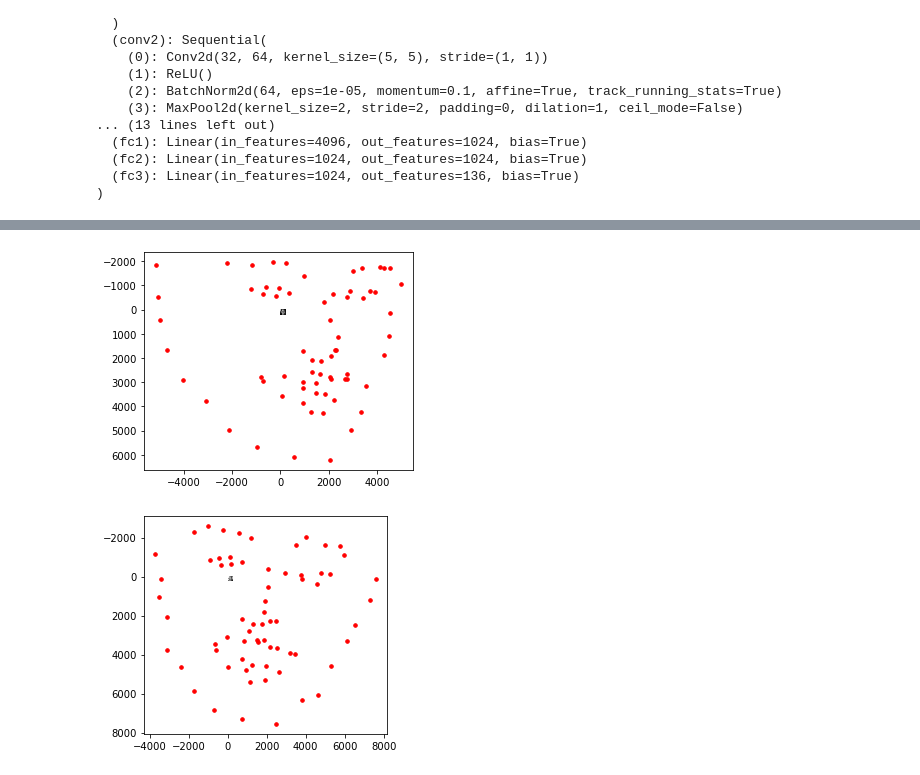
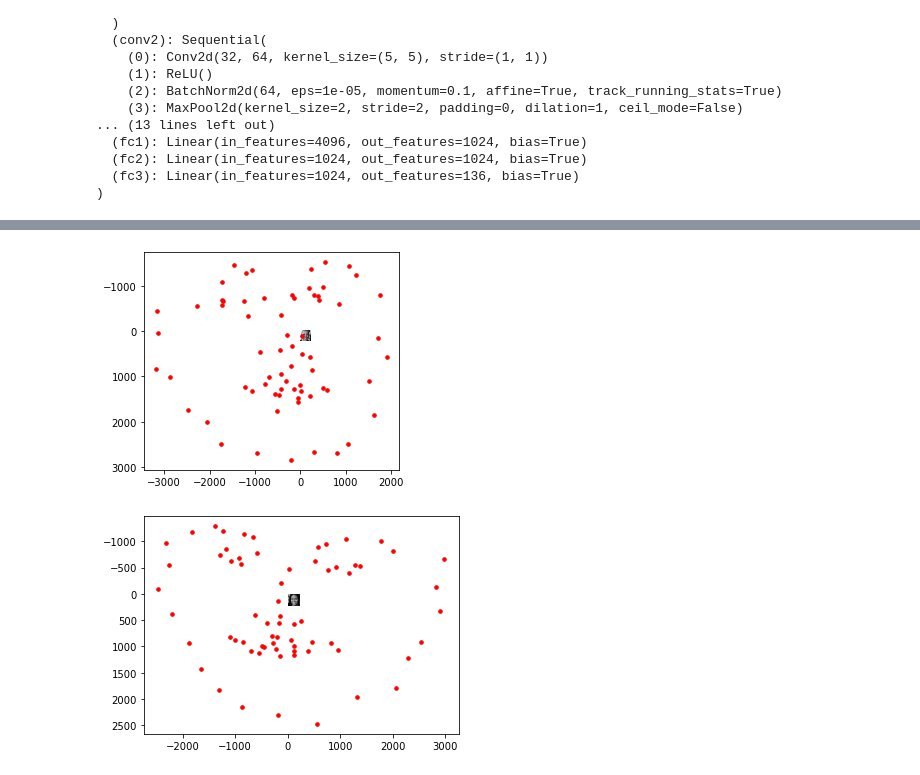
Before and after one commit to dgander000/P1_Facial_Keypoints, a Jupyter notebook: 3. Facial Keypoint Detection, Complete Pipeline.ipynb, the cells around one changed output, grey strips where cells are left out. Drawn from its saved outputs; the diff is of its cells as text; code cells hidden in the pictures.

Commit message:
Apply model to new image

```diff
--- a/3. Facial Keypoint Detection, Complete Pipeline.ipynb
+++ b/3. Facial Keypoint Detection, Complete Pipeline.ipynb
@@ -128,43 +128,52 @@ After each face has been appropriately converted into an input Tensor for your n
 # %%
 image_copy = np.copy(image)
 padding = 30
 
-# loop over the detected faces from your haar cascade
 for (x,y,w,h) in faces:
 
     # Select the region of interest that is the face in the image
     roi = image_copy[y-padding:y+h+padding, x-padding:x+w+padding]
 
     ## TODO: Convert the face region from RGB to grayscale
-    roi = cv2.cvtColor(roi, cv2.COLOR_RGB2GRAY)
+    gray = cv2.cvtColor(roi, cv2.COLOR_RGB2GRAY)
 
     ## TODO: Normalize the grayscale image so that its color range falls in [0,1] instead of [0,255]
-    roi = roi / 255.0
+    norm = gray / 255.0
 
     ## TODO: Rescale the detected face to be the expected square size for your CNN (224x224, suggested)
-    roi = cv2.resize(roi, (224, 224))
-    img = roi.copy()
+    img = cv2.resize(norm, (224, 224))
 
     # ## TODO: Reshape the numpy image shape (H x W x C) into a torch image shape (C x H x W)
-    roi = roi.reshape(roi.shape[0], roi.shape[1], 1)
-    roi = roi.transpose((2, 0, 1))
-    roi = torch.from_numpy(roi)
-    roi.unsqueeze_(0)
-    roi = roi.type(torch.FloatTensor)
+    tensor_img = img.copy()
+    if(len(tensor_img.shape) == 2):
+        # add that third color dim
+        tensor_img = tensor_img.reshape(tensor_img.shape[0], tensor_img.shape[1], 1, 1)
+
+    # swap color axis because
+    # numpy image: H x W x C
+    # torch image: C X H X W
+    tensor_img = tensor_img.transpose((2, 3, 0, 1))
+    tensor_img = torch.from_numpy(tensor_img)
+    # tensor_img = torch.from_numpy(tensor_img.reshape(1, 1, 224, 224))
+
+    # convert images to FloatTensors
+    tensor_img = tensor_img.type(torch.FloatTensor)
+    # print(tensor_img.data.size())
 
     # ## TODO: Make facial keypoint predictions using your loaded, trained network
     # ## perform a forward pass to get the predicted facial keypoints
-    output_pts = net(roi)
-    # print(output_pts)
+    output_pts = net(tensor_img)
+
+    # reshape to  68 x 2 pts
+    output_pts = output_pts.view(68, -1)
 
     ## TODO: Display each detected face and the corresponding keypoints
+    output_pts = output_pts.data.numpy()
+    output_pts = output_pts*50 + 100
+
     plt.figure()
-    output_pts = output_pts.data.numpy()
-    output_pts = output_pts * 60.0 + 68
-    output_pts = np.reshape(output_pts, (68, -1))
-
     plt.imshow(img, cmap='gray')
     plt.scatter(output_pts[:, 0], output_pts[:, 1], s=50, marker='.', c='r')
 # %% [output]
-[figure, old version]
+[figure, new version]
-[figure, old version]
+[figure, new version]
```
